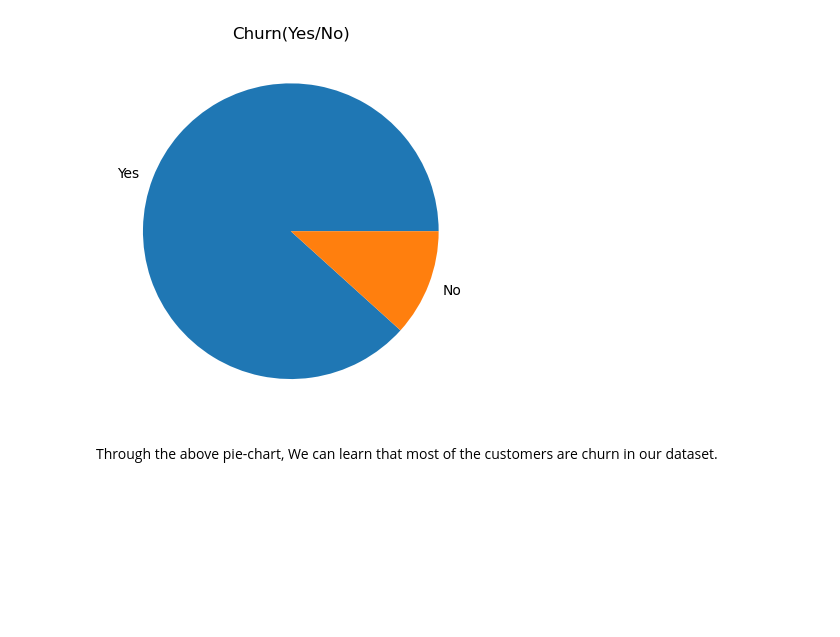
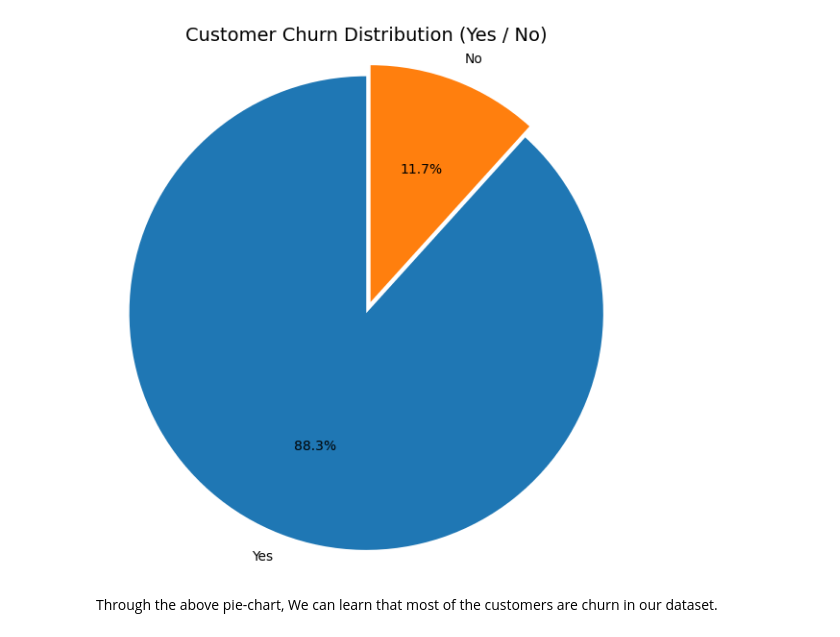
Before and after one commit to orishashakya/customer-churn-prediction, a Jupyter notebook: notebooks/01_eda.ipynb, the cells around one changed output. Saved outputs shown, nothing was run; the diff lists cells and outputs as text; code cells hidden in the pictures; blank space fills up the shorter version.

```diff
--- a/notebooks/01_eda.ipynb
+++ b/notebooks/01_eda.ipynb
@@ -4,12 +4,16 @@ import pandas as pd
 # %%
 df = pd.read_csv("../data/processed/churn_cleaned.csv")
 # %%
-df["Churn"].value_counts().plot(kind="pie")
-plt.title("Churn(Yes/No)")
-plt.ylabel("")
+churn_counts = df["Churn"].value_counts()
+
+plt.figure(figsize=(7, 7))
+plt.pie(churn_counts,labels=["Yes", "No"],autopct="%1.1f%%",startangle=90,explode=(0.05, 0))
+
+plt.title("Customer Churn Distribution (Yes / No)", fontsize=14)
+plt.axis("equal")
 plt.show()
 # %% [output]
-[figure, old version]
+[figure, new version]
 # %% [markdown]
 Through the above pie-chart, We can learn that most of the customers are churn in our dataset.
 # %%
```
Also changed, not shown: parts of 2 cells of this notebook, 7 other files.
